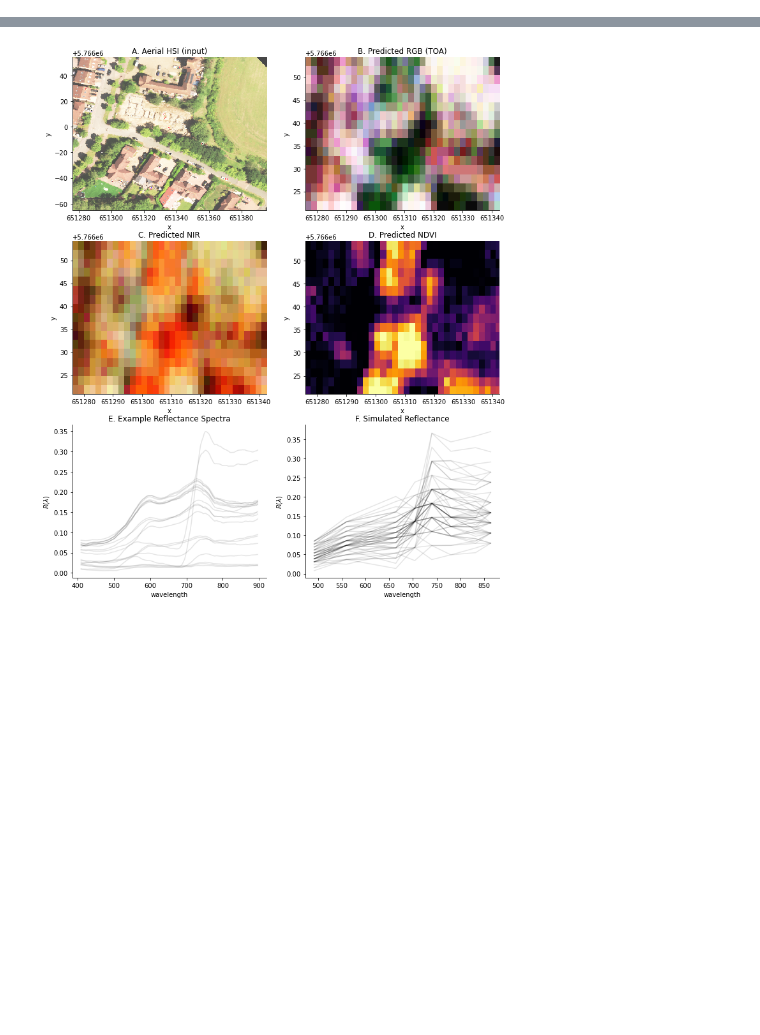
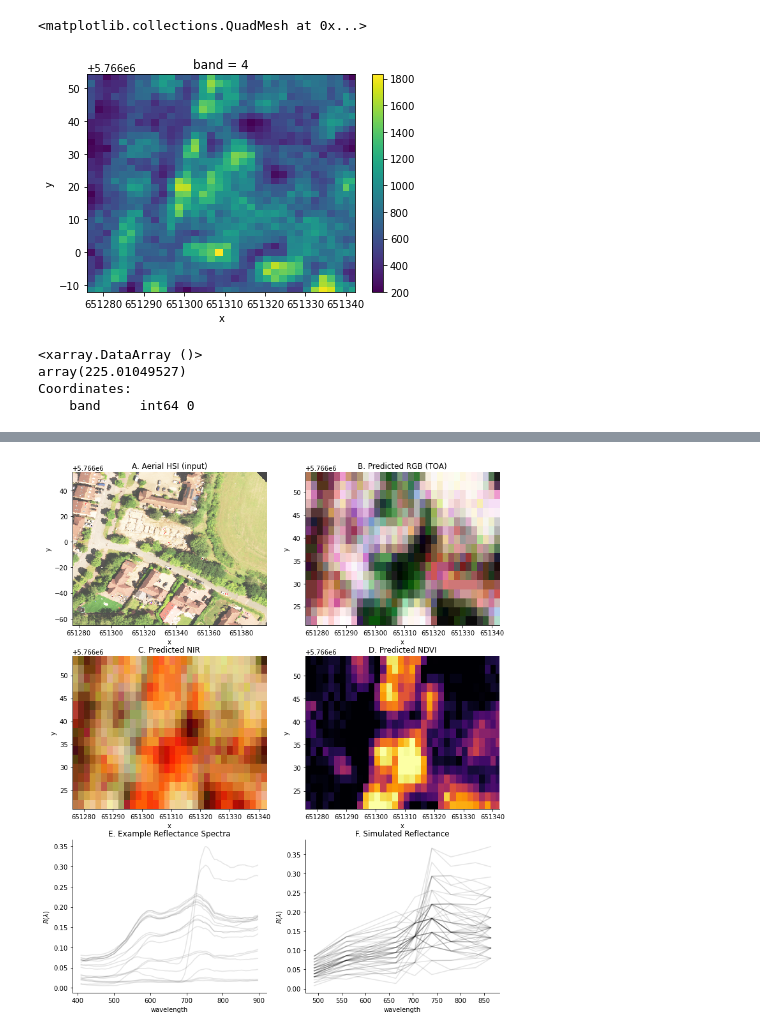
Before and after one commit to joe-fennell/pyeosim, a Jupyter notebook: 2_CMOS.ipynb, the cells around one changed output, grey strips where cells are left out. Drawn from its saved outputs; the diff is of its cells as text; code cells hidden in the pictures; blank space fills up the shorter version.

```diff
--- a/2_CMOS.ipynb
+++ b/2_CMOS.ipynb
@@ -81,7 +81,7 @@ fpath = DATA_PATHS['TEST_HSI_LARGE']
 im = xarray.open_dataset(fpath).Reflectance
 im = im.swap_dims({'band':'wavelength'})
 im_ref = im.sel(wavelength=slice(400,898)).astype(float)/10000
-im_ref = im_ref.where(im_ref <= 1, 1)[:,:100,:200]
+im_ref = im_ref[:,:200,:200]
 # %%
 atmos = Test6S()
 # generate Top of Atmosphere images
@@ -91,11 +91,13 @@ TOA_10 = atmos.transform(xarray.ones_like(TOA)*.1)
 # %%
-cmos = TdiCMOS(integration_time=.01,
-               sense_node_gain=35,
+cmos = TdiCMOS(integration_time=.001,
+               sense_node_gain=5,
                dark_current=570,
-               ccd_vref=1,
-               adc_gain=2500,
-               adc_vref=1,
-               dark_factor=.01,
-               offset_factor=.1
+               ccd_vref=3.1,
+               adc_gain=2000000,
+               adc_vref=3.1,
+               dark_factor=.1,
+               offset_factor=.001,
+               full_well=1e5,
+               store_steps=True,
               )
 cmos.fit(TOA)
@@ -102,3 +119,15 @@ cmos.fit(TOA)
+# %%
+cmos.fit_transform(TOA).isel(band=4).plot()
+# %% [output]
+<matplotlib.collections.QuadMesh at 0x...>
+[figure, added]
+# %%
+cmos.step_outputs['column offset noise'].isel(band=0).std()
+# %% [output]
+<xarray.DataArray ()>
+array(225.01049527)
+Coordinates:
+    band     int64 0
 # %%
 from pyeosim.postprocess import CmosReflectance
 # %%
```
Also changed, not shown: parts of 17 cells of this notebook, 5 other files.
